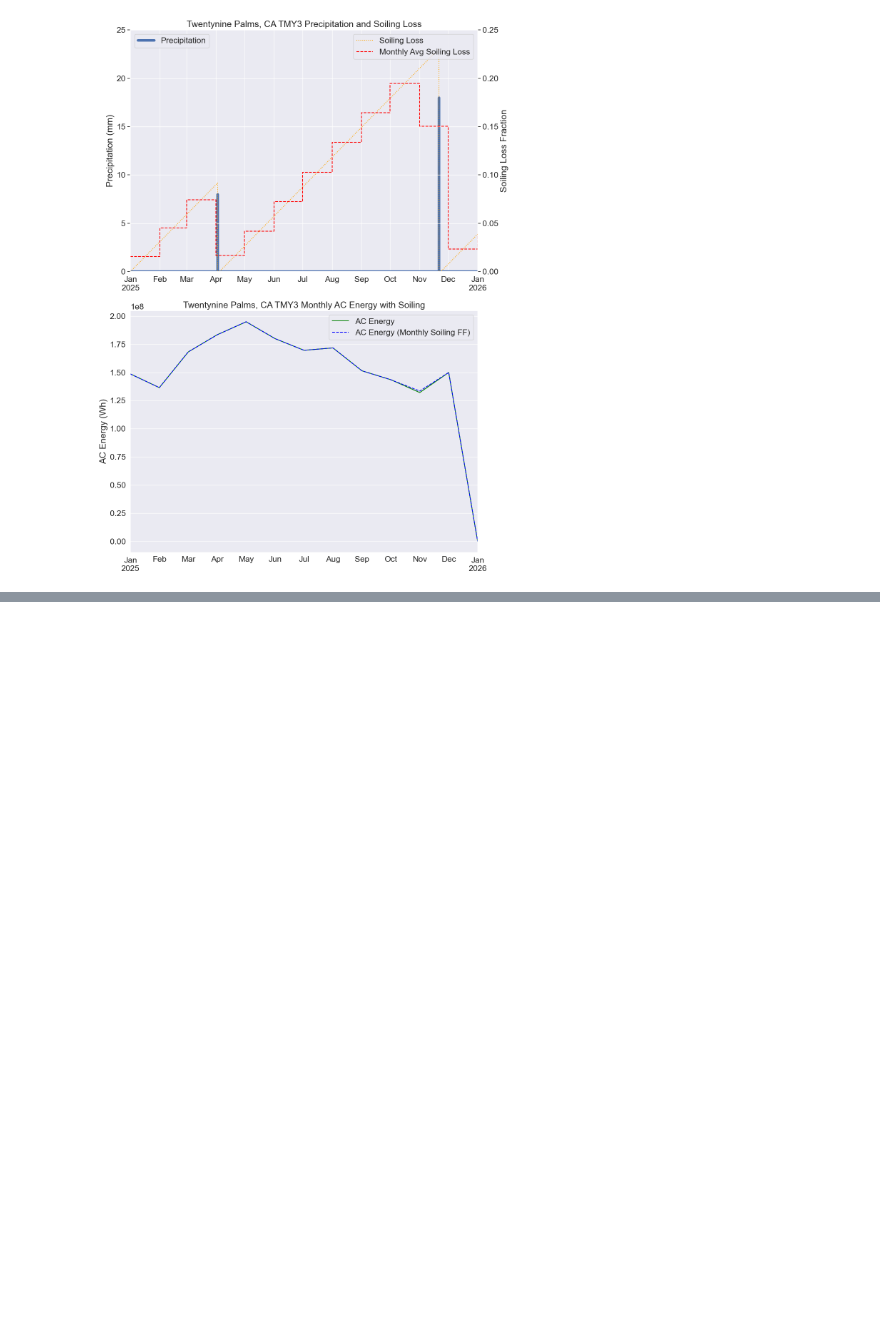
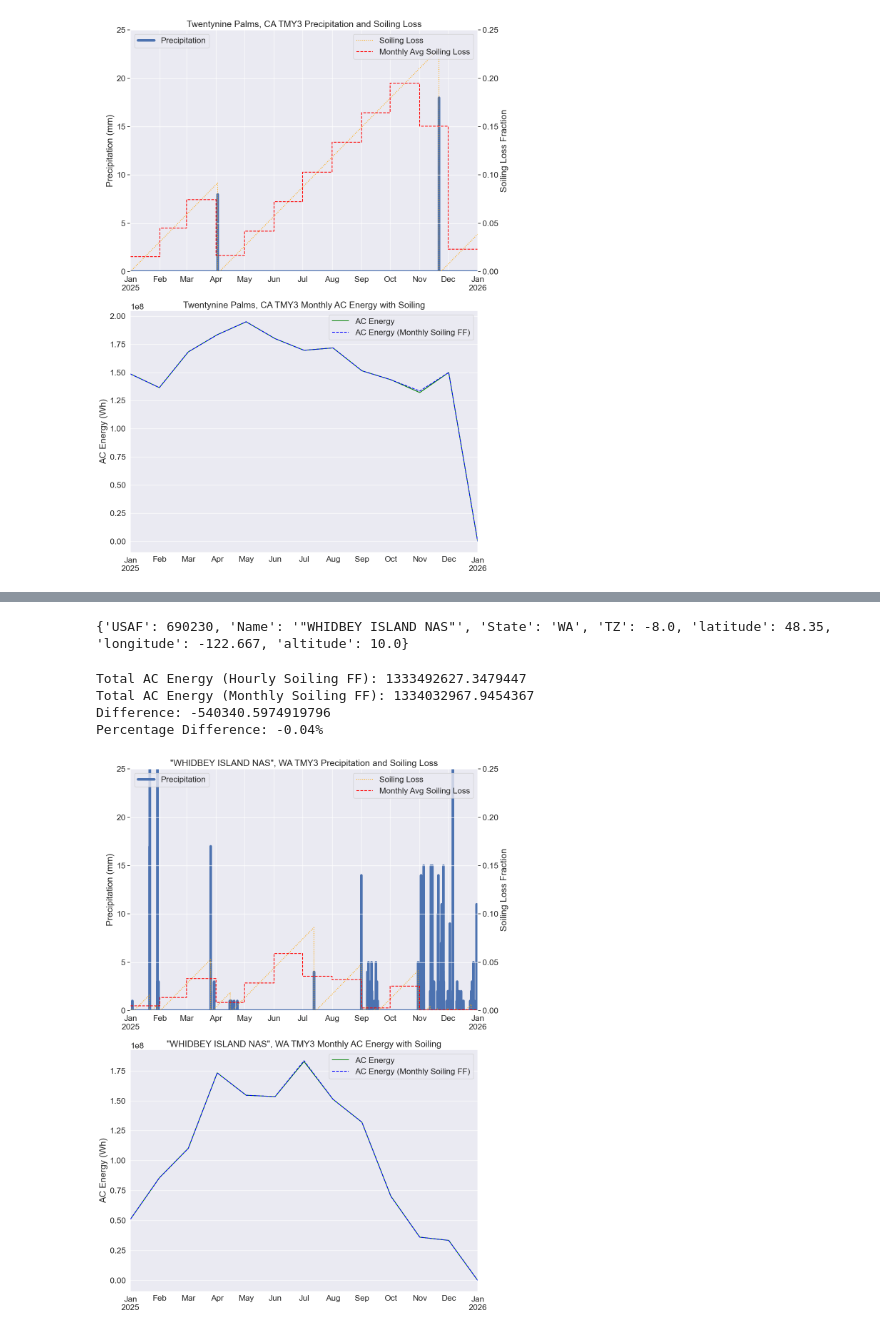
Before and after one commit to mikofski/pvsc54-temporal-soiling-impact, a Jupyter notebook: pvsc54-soiling.ipynb, the cells around one changed output, grey strips where cells are left out. Cells and saved outputs as stored; diff of their text form; code cells hidden in the pictures; blank space fills up the shorter version.

```diff
--- a/pvsc54-soiling.ipynb
+++ b/pvsc54-soiling.ipynb
@@ -187,0 +249,9 @@ twentynine_palms.head()
+# %%
+calculate_monthly_soiling_ff_impact("690230TYA.CSV")
+# %% [output]
+{'USAF': 690230, 'Name': '"WHIDBEY ISLAND NAS"', 'State': 'WA', 'TZ': -8.0, 'latitude': 48.35, 'longitude': -122.667, 'altitude': 10.0}
+Total AC Energy (Hourly Soiling FF): 1333492627.3479447
+Total AC Energy (Monthly Soiling FF): 1334032967.9454367
+Difference: -540340.5974919796
+Percentage Difference: -0.04%
+[figure, added]
```
Also changed, not shown: parts of 20 cells of this notebook, 2 other files.
